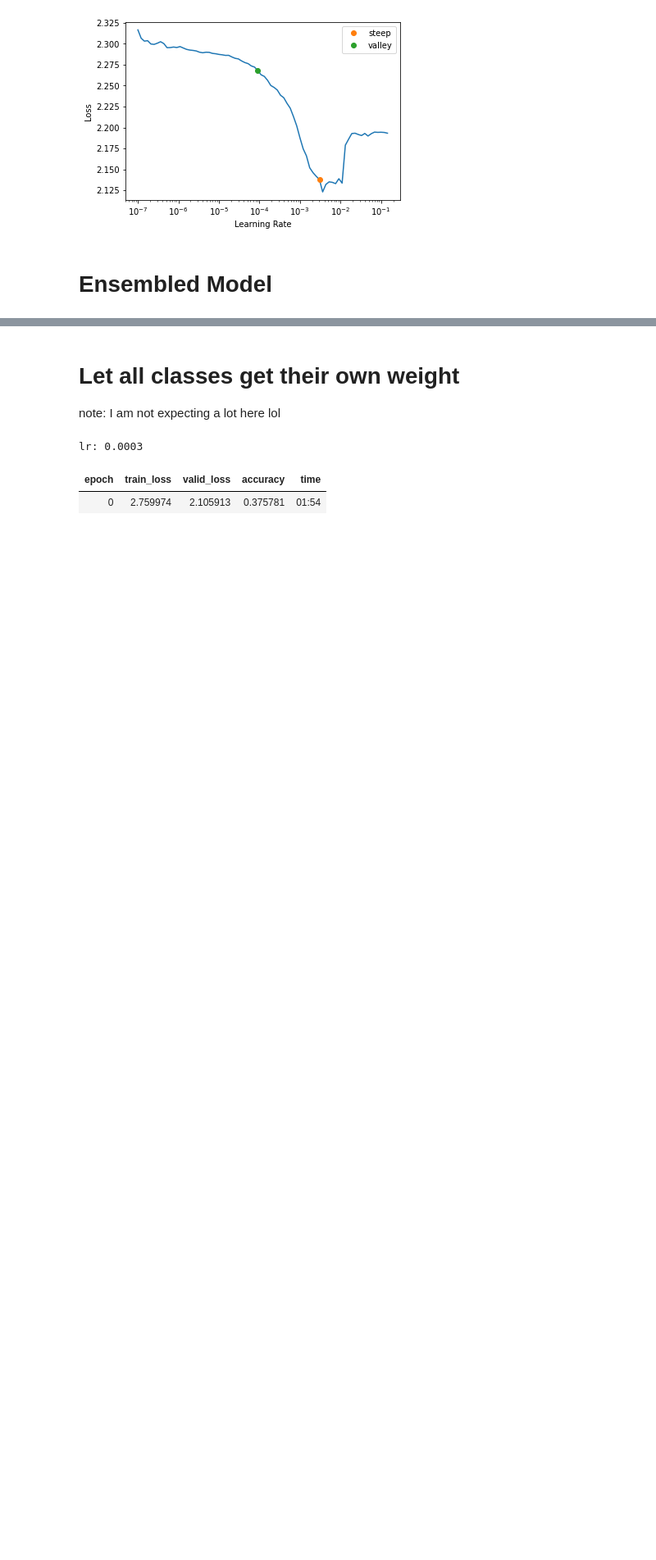
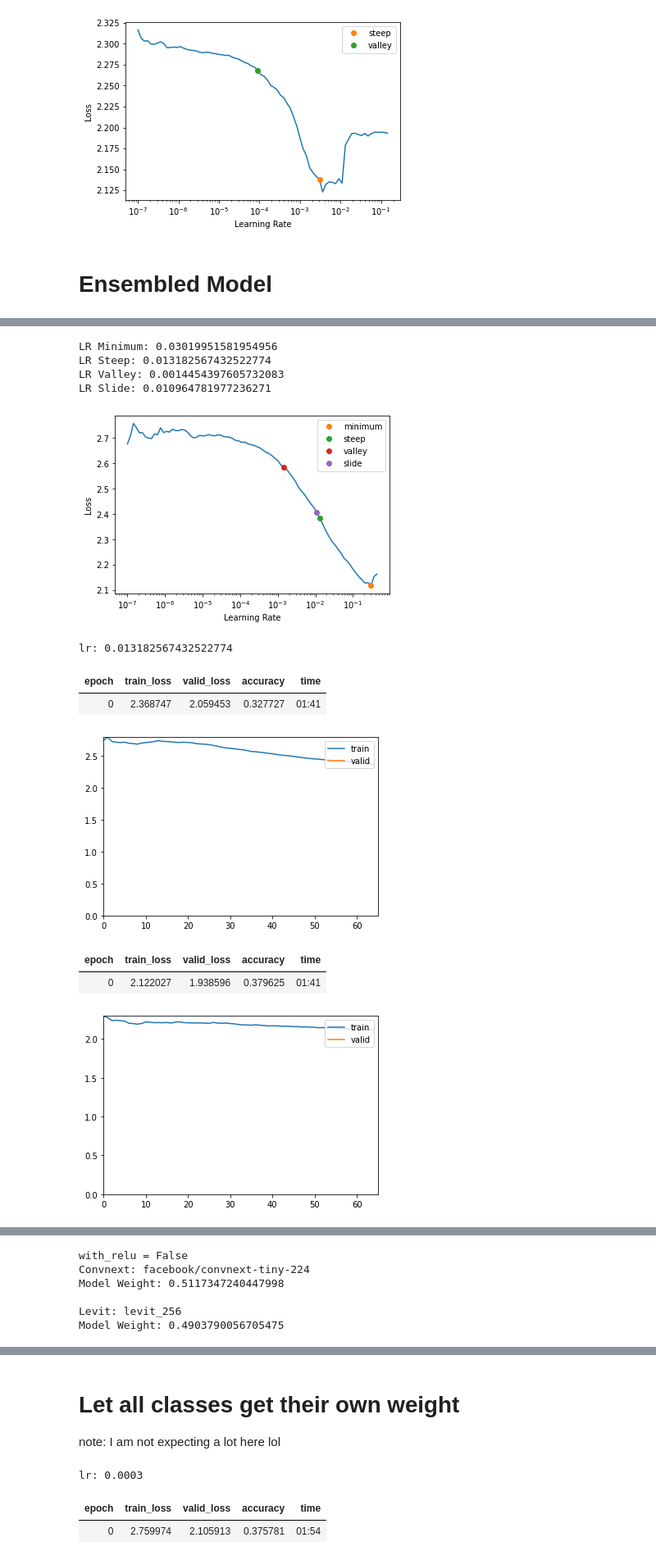
Before and after one commit to Jchang4/paddy-disease-classification, a Jupyter notebook: 5 - Image Ensembling.ipynb, the cells around one changed output, grey strips where cells are left out. Shown at 82% size. Saved outputs shown, nothing was run; the diff lists cells and outputs as text; code cells hidden in the pictures; blank space fills up the shorter version.

```diff
--- a/5 - Image Ensembling.ipynb
+++ b/5 - Image Ensembling.ipynb
@@ -158,0 +172,3 @@ lr: 0.0075
+# %%
+train_with_relu(MyHFImageModel2, hf_splitter3)
+# %% [output]
@@ -158,0 +176,12 @@ lr: 0.0075
+LR Minimum: 0.03019951581954956
+LR Steep: 0.013182567432522774
+LR Valley: 0.0014454397605732083
+LR Slide: 0.010964781977236271
+[figure, added]
+lr: 0.013182567432522774
+| epoch | train_loss | valid_loss | accuracy | time |
+| 0 | 2.368747 | 2.059453 | 0.327727 | 01:41 |
+[figure, added]
+| epoch | train_loss | valid_loss | accuracy | time |
+| 0 | 2.122027 | 1.938596 | 0.379625 | 01:41 |
+[figure, added]
@@ -158,0 +194,6 @@ lr: 0.0075
+with_relu = False
+Convnext: facebook/convnext-tiny-224
+Model Weight: 0.5117347240447998
+
+Levit: levit_256
+Model Weight: 0.4903790056705475
```
Also changed, not shown: parts of 11 cells of this notebook, 1 other file.
